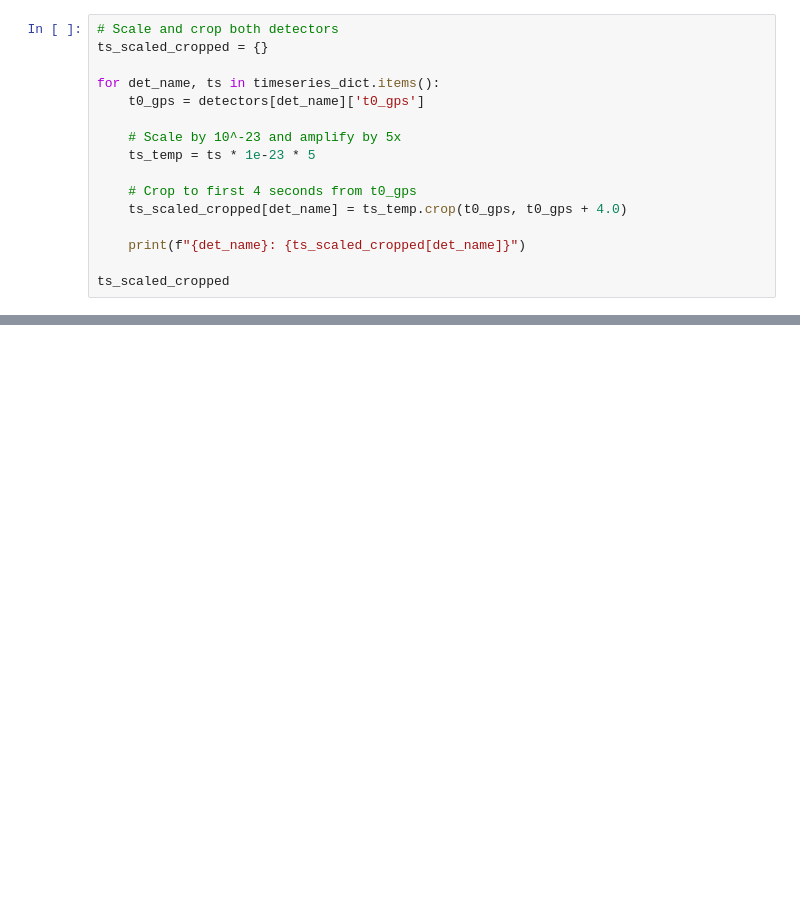
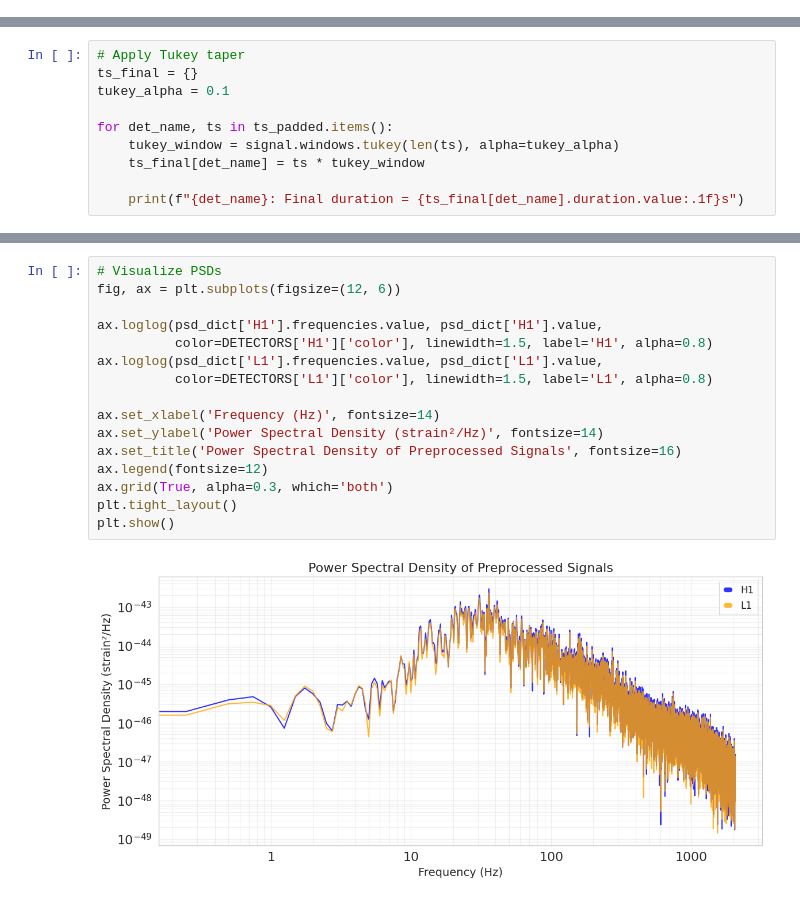
Before and after one commit to chaipattira/gw-collapsar, a Jupyter notebook: notebooks/preprocess.ipynb, the cells around one changed output, grey strips where cells are left out. Drawn from its saved outputs; the diff is of its cells as text; blank space fills up the shorter version.

```diff
--- a/notebooks/preprocess.ipynb
+++ b/notebooks/preprocess.ipynb
@@ -109,16 +230,0 @@ plt.show()
-# %%
-# Scale and crop both detectors
-ts_scaled_cropped = {}
-
-for det_name, ts in timeseries_dict.items():
-    t0_gps = detectors[det_name]['t0_gps']
-
-    # Scale by 10^-23 and amplify by 5x
-    ts_temp = ts * 1e-23 * 5
-
-    # Crop to first 4 seconds from t0_gps
-    ts_scaled_cropped[det_name] = ts_temp.crop(t0_gps, t0_gps + 4.0)
-
-    print(f"{det_name}: {ts_scaled_cropped[det_name]}")
-
-ts_scaled_cropped
@@ -386,0 +235,10 @@ plt.show()
+# %%
+# Apply Tukey taper
+ts_final = {}
+tukey_alpha = 0.1
+
+for det_name, ts in ts_padded.items():
+    tukey_window = signal.windows.tukey(len(ts), alpha=tukey_alpha)
+    ts_final[det_name] = ts * tukey_window
+
+    print(f"{det_name}: Final duration = {ts_final[det_name].duration.value:.1f}s")
@@ -452,0 +329,18 @@ Saved PSD to L1_psd.dat
+# %%
+# Visualize PSDs
+fig, ax = plt.subplots(figsize=(12, 6))
+
+ax.loglog(psd_dict['H1'].frequencies.value, psd_dict['H1'].value,
+          color=DETECTORS['H1']['color'], linewidth=1.5, label='H1', alpha=0.8)
+ax.loglog(psd_dict['L1'].frequencies.value, psd_dict['L1'].value,
+          color=DETECTORS['L1']['color'], linewidth=1.5, label='L1', alpha=0.8)
+
+ax.set_xlabel('Frequency (Hz)', fontsize=14)
+ax.set_ylabel('Power Spectral Density (strain²/Hz)', fontsize=14)
+ax.set_title('Power Spectral Density of Preprocessed Signals', fontsize=16)
+ax.legend(fontsize=12)
+ax.grid(True, alpha=0.3, which='both')
+plt.tight_layout()
+plt.show()
+# %% [output]
+[figure, added]
```
Also changed, not shown: parts of 28 cells of this notebook.
